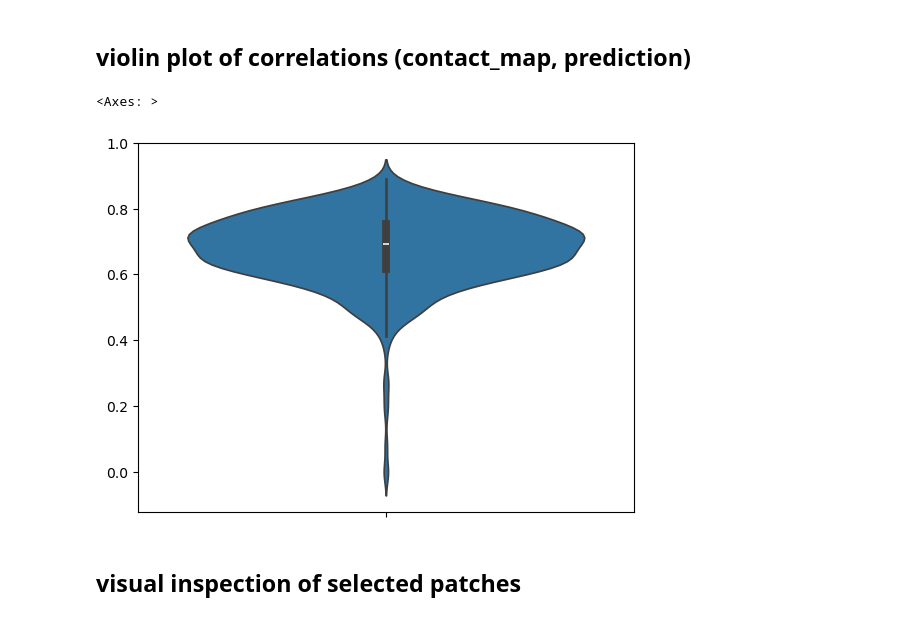
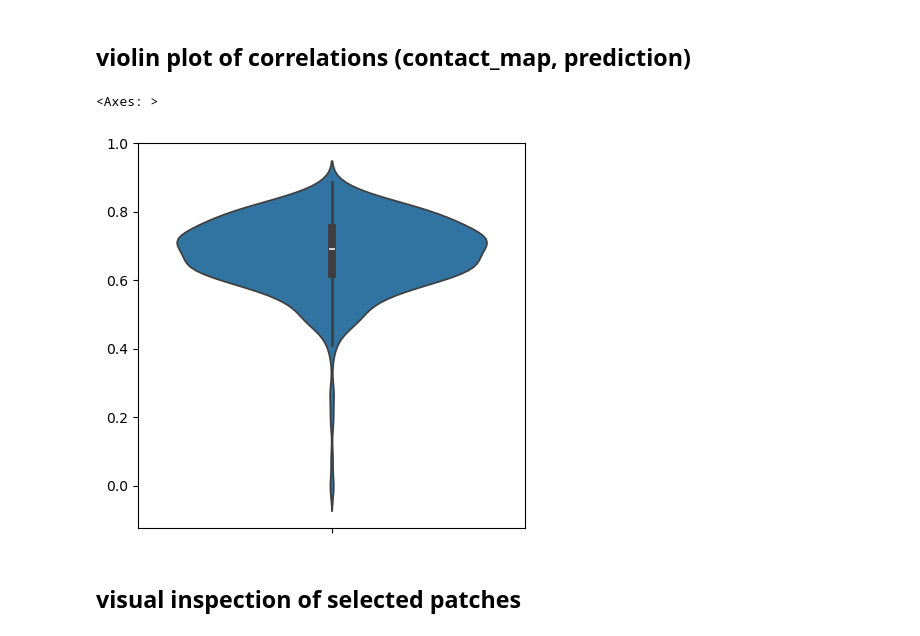
Before and after one commit to boooooogey/loopextrusion-pytorch, a Jupyter notebook: dlem/examples/DirectFit/single_chr_genome_dlem_brief_analysis.ipynb, the cells around one changed output. Drawn from its saved outputs; the diff is of its cells as text; code cells hidden in the pictures.

Commit message:
Made changes to a plotting function; split generating data and analysing data

```diff
--- a/dlem/examples/DirectFit/single_chr_genome_dlem_brief_analysis.ipynb
+++ b/dlem/examples/DirectFit/single_chr_genome_dlem_brief_analysis.ipynb
@@ -42,6 +28,4 @@ df_result
 # %%
-import numpy as np
-
 
 def process_dataframe(df_result):
     """
@@ -141,6 +125,11 @@ def process_dataframe(df_result):
 
     final_df = final_df.set_index('start')
 
+
+    final_df = final_df[['end', 'chrom', 'weighted_avg_left', 'weighted_avg_right']]
+
+    final_df.rename(columns={'weighted_avg_left': 'left', 'weighted_avg_right': 'right'}, inplace=True)
+
     return final_df
 
 # Example usage:
@@ -153,34 +146,19 @@ final_df = process_dataframe(df_result)
 # %% [markdown]
 ## violin plot of correlations (contact_map, prediction)
 # %%
-
-import matplotlib.pyplot as plt
-import seaborn as sns
-
-
-from dlem.readers.util import get_contact_map
-from dlem.util import diagonal_normalize
-
-from tqdm import tqdm
-
-from dlem.loader import load_reader, load_model
-
-
 reader_arch = load_reader('datareader_cooler')
 data = reader_arch(cooler_file, resolution, window_size, 20, chrom_subset=['chr10'])
 
 correlations = []
 
-for i, (patch, _, _, start_i, end_i) in tqdm(enumerate(data), total=len(data)):    #len(data) ):
-
+for i, (patch, _, _, start_i, end_i) in tqdm(enumerate(data), total=len(data)):
 
     hic = diagonal_normalize(np.log( patch[np.newaxis]) )[0]
-    # plt.matshow(hic_map, cmap='vlag')
 
-    L = np.array(final_df.loc[start_i:end_i-1]['weighted_avg_left'])  # -1, so it does not capture the next locus which is already out of bounds!
-    R = np.array(final_df.loc[start_i:end_i-1]['weighted_avg_right'])
+    L = np.array(final_df.loc[start_i:end_i-1]['left'])  # -1, so it does not capture the next locus which is already out of bounds!
+    R = np.array(final_df.loc[start_i:end_i-1]['right'])
 
-    plotting_model = load_model('minimal_dlem')(n=len(L), res=10_000, left_init=L, right_init=R)   # parameters
+    plotting_model = load_model('minimal_dlem')(n=len(L), res=10_000, left_init=L, right_init=R)   # this dLEM model's parameters
 
     prediction = plotting_model.contact_map_prediction(init_mass = torch.ones((1, len(L))))
     prediction = diagonal_normalize(np.log(prediction ))
@@ -189,29 +167,22 @@ for i, (patch, _, _, start_i, end_i) in tqdm(enumerate(data), total=len(data)):
     if len(L) != len(hic):
          hic=hic[:len(L), :len(L)]   # for the end of the chromosome, prediction for the last few bins may not exist
 
-    # now do correlation:
     flat_hic = hic.flatten()
     flat_pred = prediction.flatten()
 
     patch_correlation = np.corrcoef(flat_hic,flat_pred )[0,1]
     correlations.append(patch_correlation)
 
-    # plt.matshow(prediction)
-    '''
-    dlem_vs_hic = np.triu(hic_map) + np.tril(prediction)
-
-    plt.figure()
-    plt.matshow(dlem_vs_hic, cmap='vlag')
-    '''
-
     if i == len(data)-1:
          break
 
 correlation = np.array(correlations)
-sns.violinplot(correlation)
-# %% [output]
-<Axes: >
-[figure, removed]
+# %%
+plt.figure(figsize=(5,5))
+sns.violinplot(correlation)
+# %% [output]
+<Axes: >
+[figure, added]
 # %% [markdown]
 ## visual inspection of selected patches
 # %%
```
Also changed, not shown: parts of 7 cells of this notebook, 3 other files.
